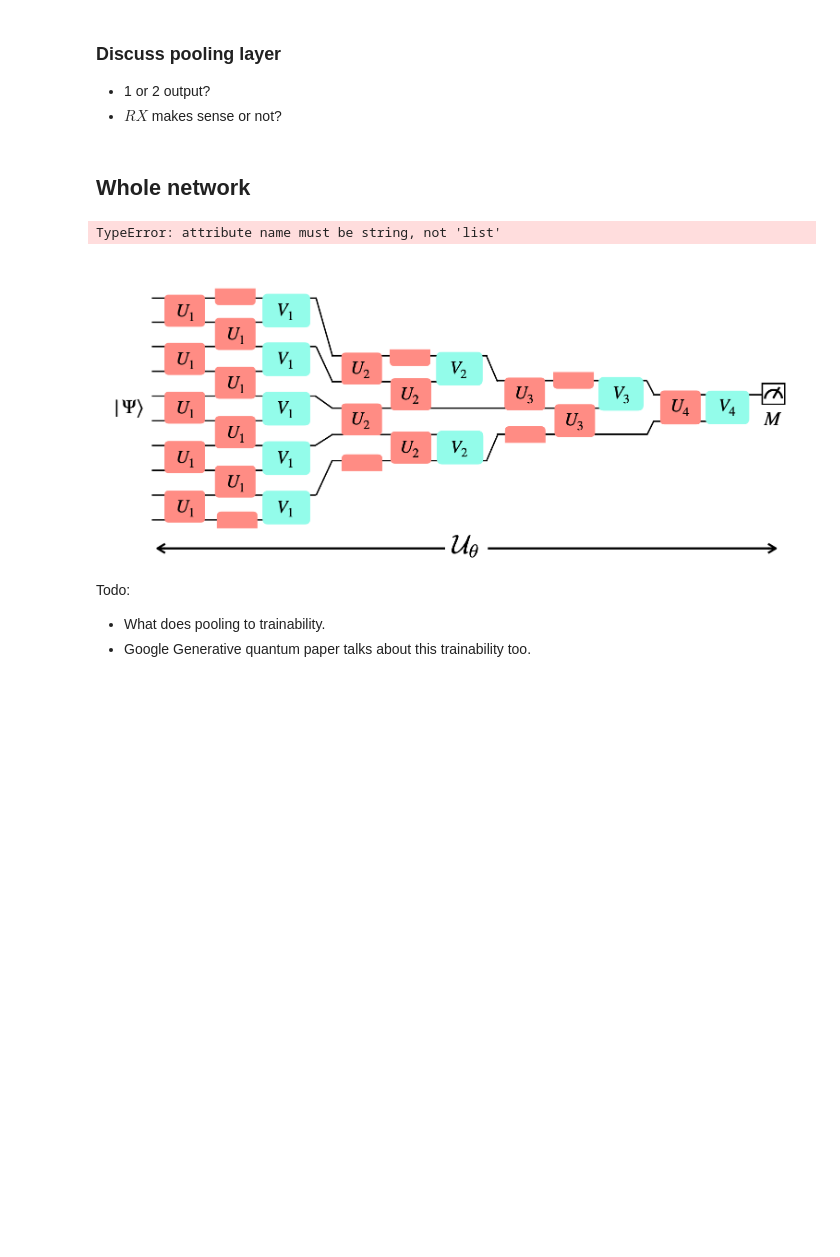
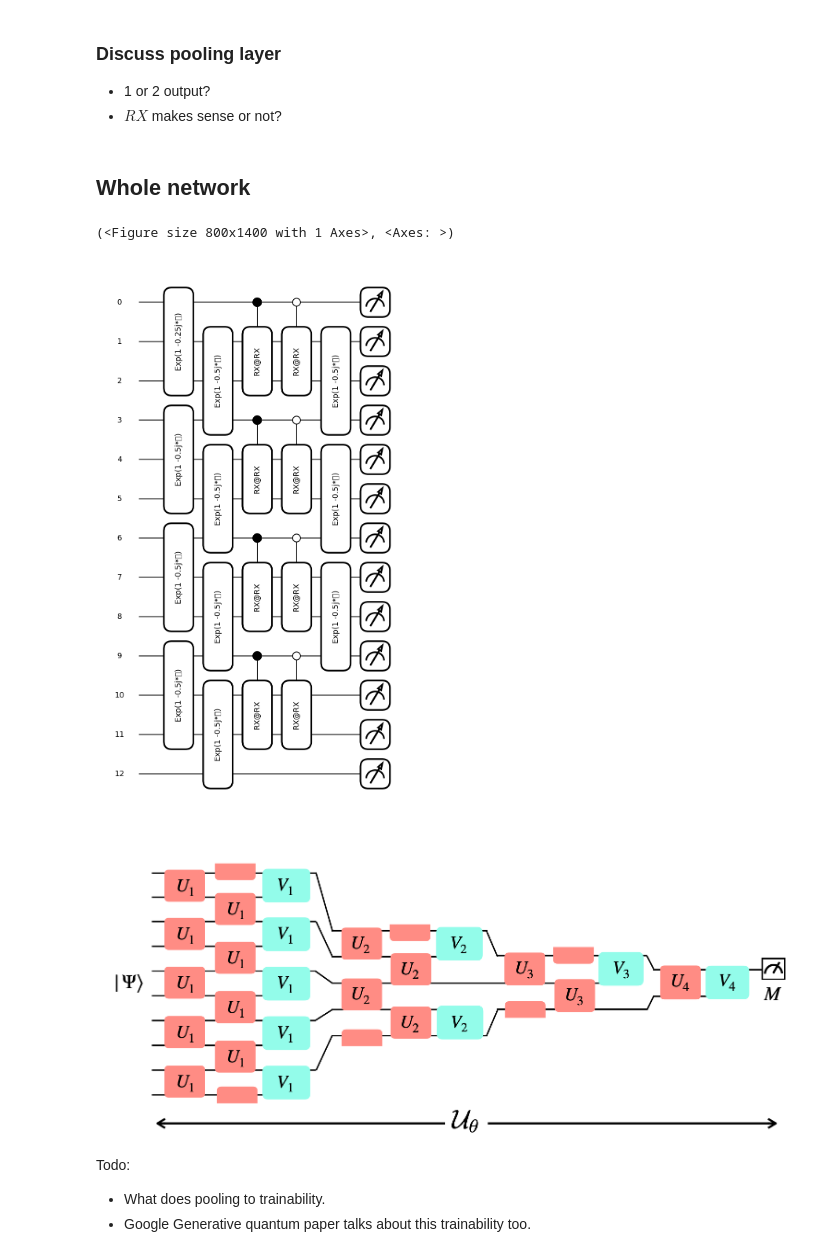
Before and after one commit to minhtriet/graddft-qnn, a Jupyter notebook: qcnn.ipynb, the cells around one changed output. Cells and saved outputs as stored; diff of their text form; code cells hidden in the pictures; blank space fills up the shorter version.

```diff
--- a/qcnn.ipynb
+++ b/qcnn.ipynb
@@ -229,7 +221,7 @@ def circuit():
         -1j
         * DFTQNN.gate_design(
             len(dev.wires),
-            [getattr(O_h, group["MEMBERS"])(size, True, starting_wire=0)],
+            [getattr(O_h, gr)(size, True, starting_wire=0) for gr in group["MEMBERS"]],
             wires=[0, 1, 2],
         )[0]
     )
@@ -304,34 +296,35 @@ def circuit():
         * DFTQNN.gate_design(
             len(dev.wires),
             [getattr(O_h, group["MEMBERS"][1])(size, True, starting_wire=1)],
             wires=[1, 2, 3],
         )[0]
     )
     qml.exp(
         -1j
         * DFTQNN.gate_design(
             len(dev.wires),
             [getattr(O_h, group["MEMBERS"][1])(size, True, starting_wire=4)],
             wires=[4, 5, 6],
         )[0]
     )
     qml.exp(
         -1j
         * DFTQNN.gate_design(
             len(dev.wires),
             [getattr(O_h, group["MEMBERS"][1])(size, True, starting_wire=7)],
             wires=[7, 8, 9],
         )[0]
     )
 
     # layer 4, to do change this to 180 z rotation
 
     return qml.probs()
 
 
 qml.draw_mpl(circuit)()
 # %% [output]
-TypeError: attribute name must be string, not 'list'
+(<Figure size 800x1400 with 1 Axes>, <Axes: >)
+[figure, added]
 # %% [markdown]
 ![image.png](attachment:a7bb2b13-e012-4c93-b5d2-ff56e1ecfc9c.png)
 Todo:
```
Also changed, not shown: parts of 4 cells of this notebook, 2 other files.
